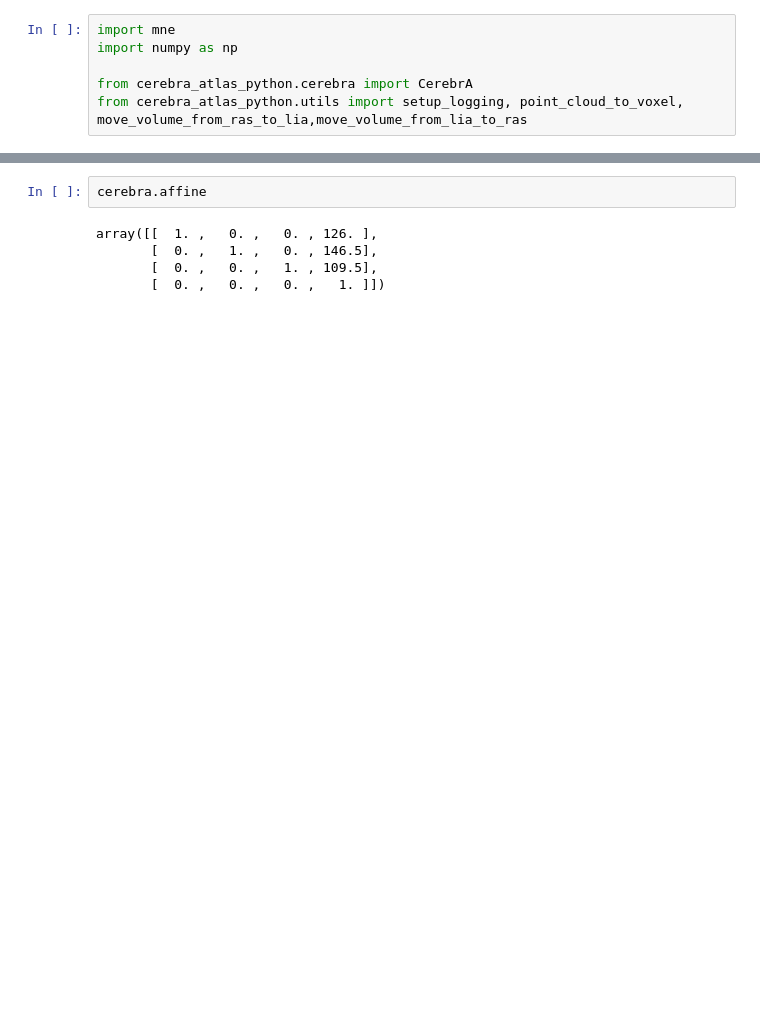
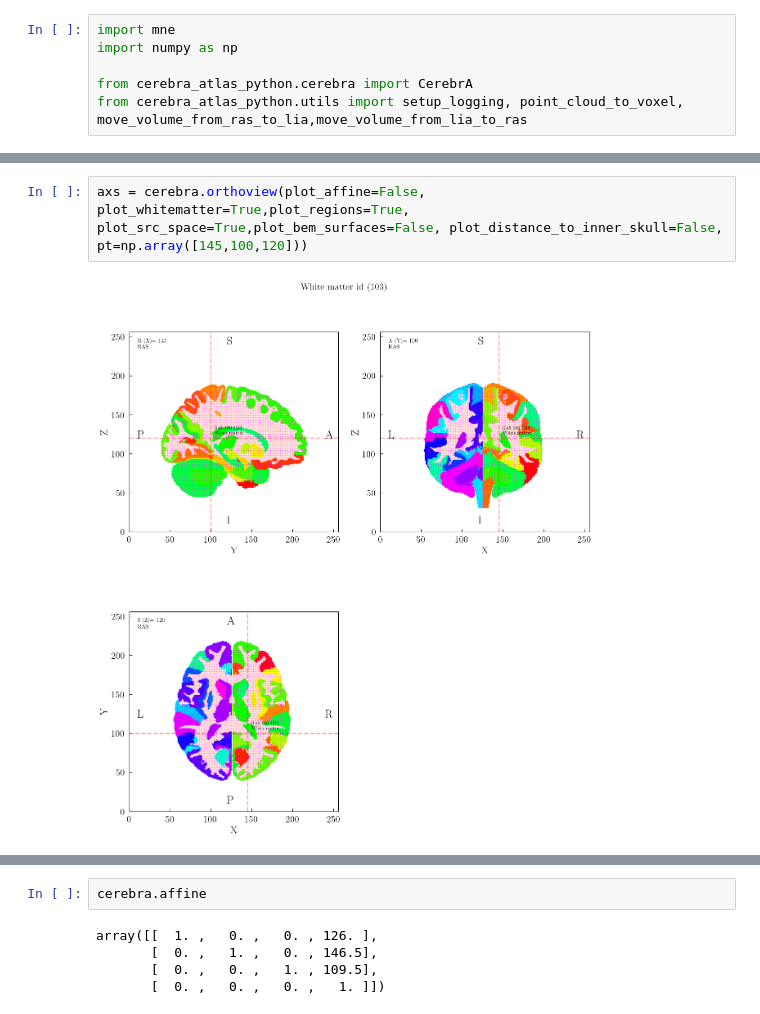
Before and after one commit to kdotdot/cerebra_atlas_python, a Jupyter notebook: notebooks/0.2-discrete-src-space.ipynb, the cells around one changed output, grey strips where cells are left out. Cells and saved outputs as stored; diff of their text form; blank space fills up the shorter version.

```diff
--- a/notebooks/0.2-discrete-src-space.ipynb
+++ b/notebooks/0.2-discrete-src-space.ipynb
@@ -188,0 +37,4 @@ array([[  -1. ,    0. ,    0. ,  128.5],
+# %%
+axs = cerebra.orthoview(plot_affine=False, plot_whitematter=True,plot_regions=True, plot_src_space=True,plot_bem_surfaces=False, plot_distance_to_inner_skull=False, pt=np.array([145,100,120]))
+# %% [output]
+[figure, added]
```
Also changed, not shown: parts of 31 cells of this notebook, 12 other files.
